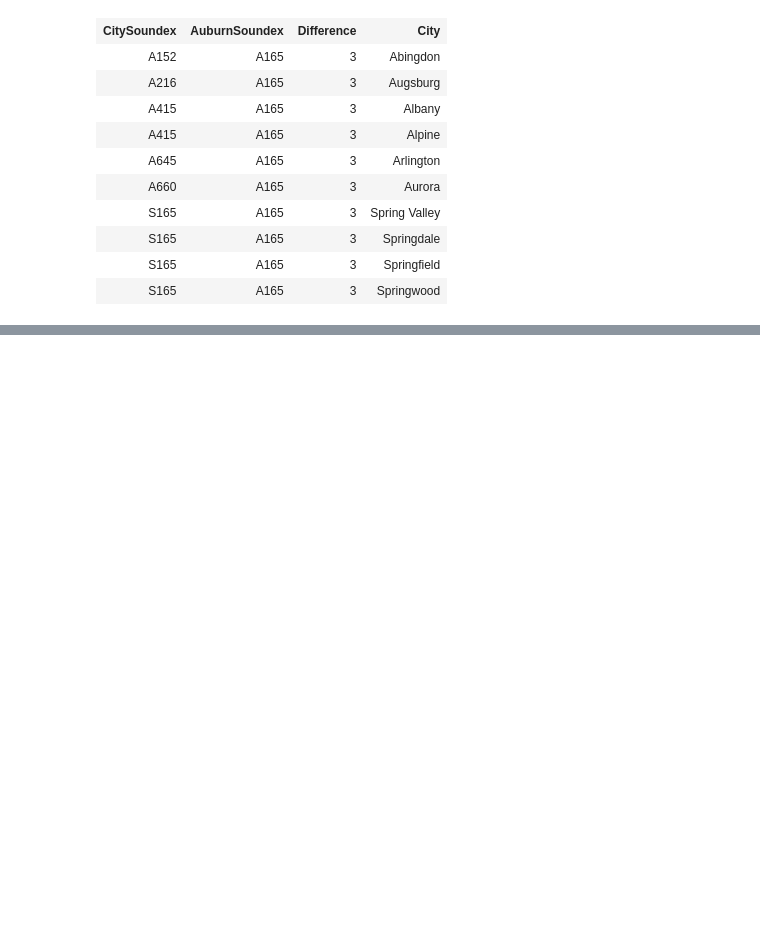
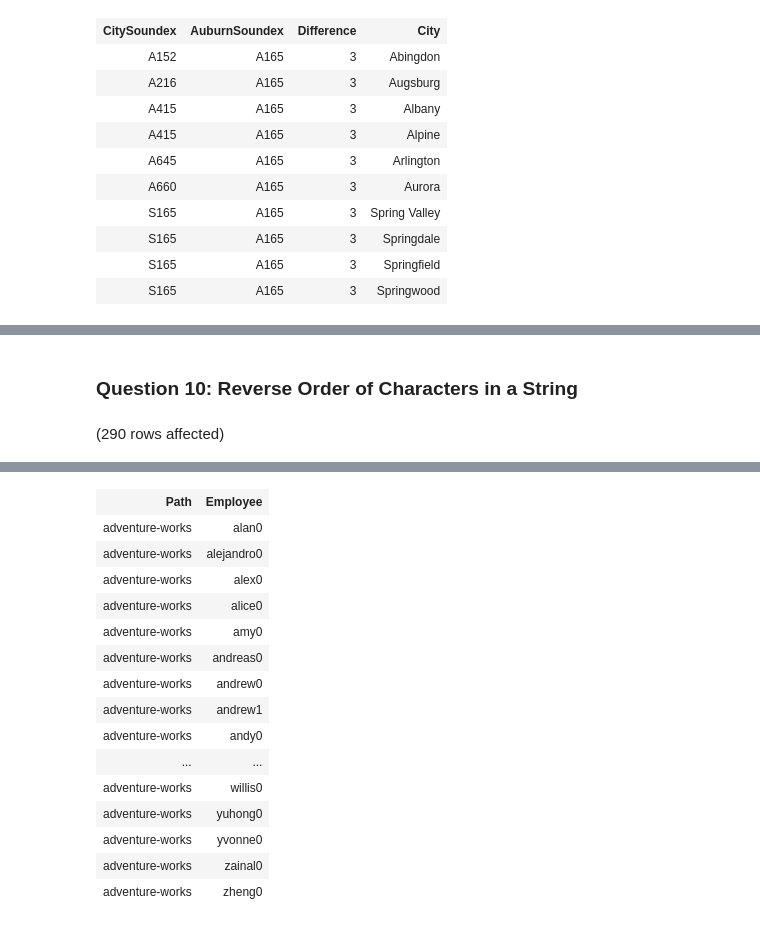
Before and after one commit to abdulrab2101/CAP2761-Asssignments, a Jupyter notebook: Assignment_13.ipynb, the cells around one changed output, grey strips where cells are left out. Saved outputs shown, nothing was run; the diff lists cells and outputs as text; code cells hidden in the pictures; blank space fills up the shorter version.

```diff
--- a/Assignment_13.ipynb
+++ b/Assignment_13.ipynb
@@ -83,0 +242,9 @@ Total execution time: 00:00:00.042
+# %% [markdown]
+### Question 10: Reverse Order of Characters in a String
+# %%
+SELECT
+    LEFT(LoginID, CHARINDEX('\', LoginID) - 1) AS Path,
+    RIGHT(LoginID, LEN(LoginID) - CHARINDEX('\', LoginID)) AS Employee
+FROM HumanResources.Employee;
+# %% [output]
+(290 rows affected)
@@ -83,0 +252,16 @@ Total execution time: 00:00:00.042
+| Path | Employee |
+| adventure-works | alan0 |
+| adventure-works | alejandro0 |
+| adventure-works | alex0 |
+| adventure-works | alice0 |
+| adventure-works | amy0 |
+| adventure-works | andreas0 |
+| adventure-works | andrew0 |
+| adventure-works | andrew1 |
+| adventure-works | andy0 |
+| ... | ... |
+| adventure-works | willis0 |
+| adventure-works | yuhong0 |
+| adventure-works | yvonne0 |
+| adventure-works | zainal0 |
+| adventure-works | zheng0 |
```
Also changed, not shown: parts of 15 cells of this notebook.
